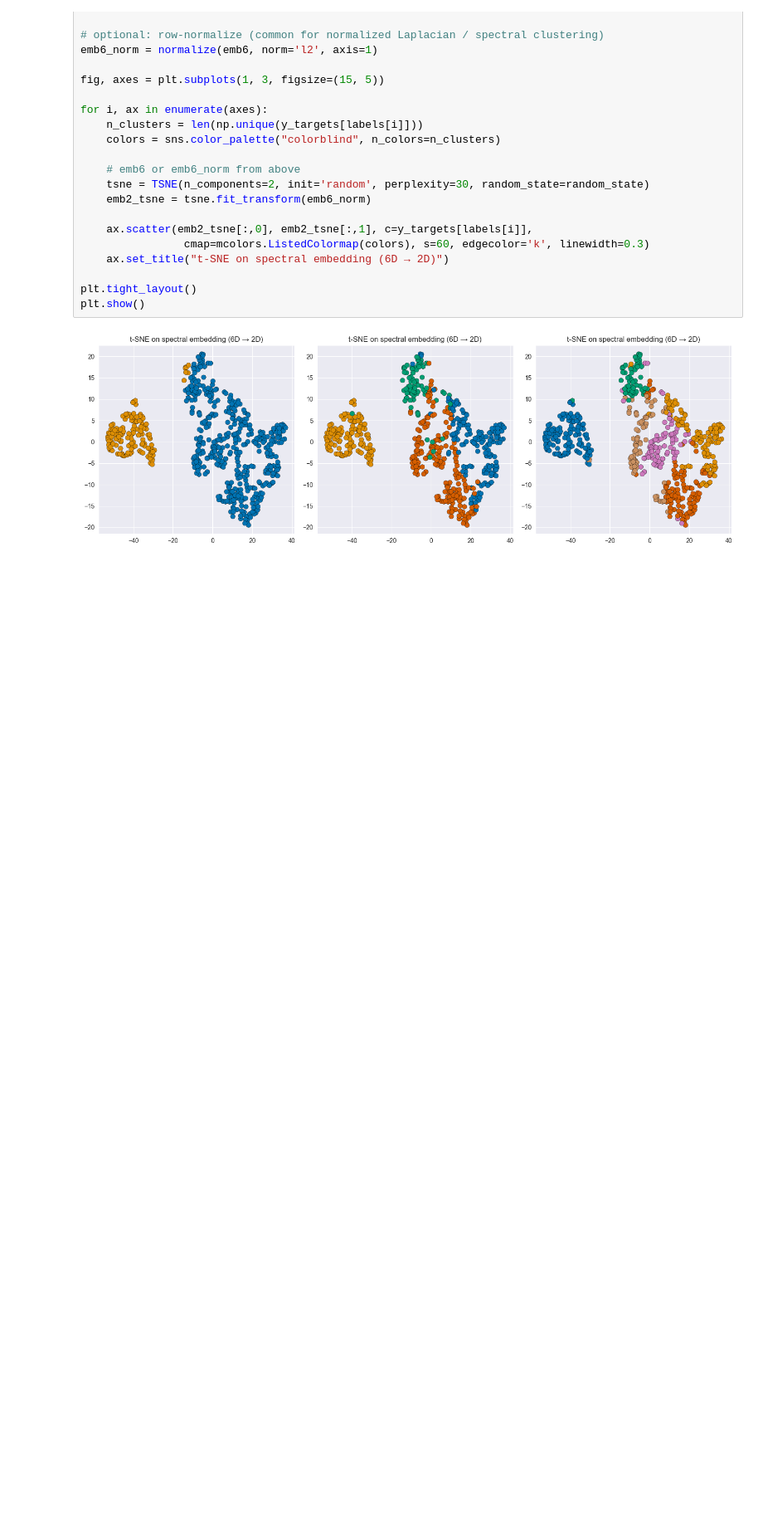
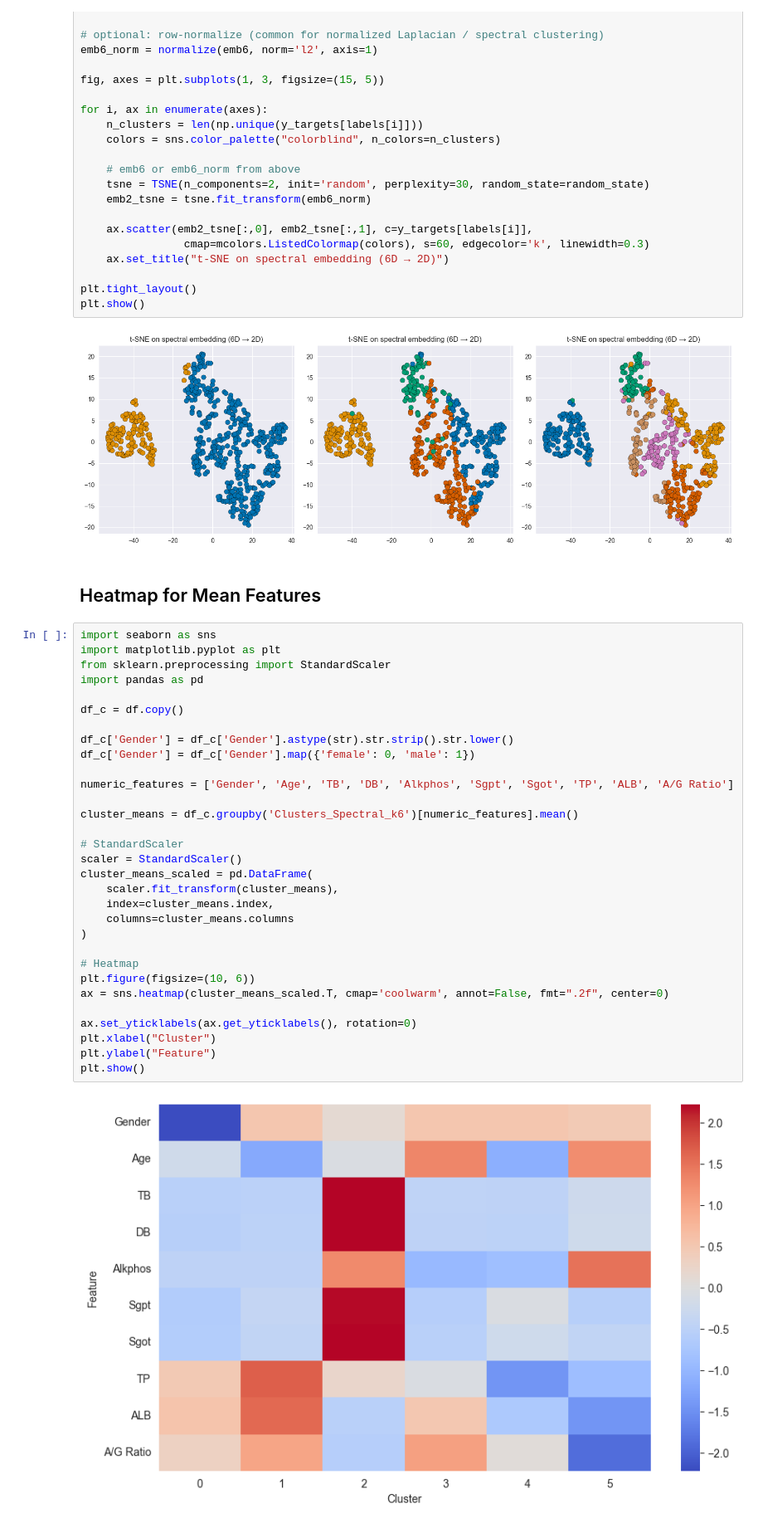
Before and after one commit to Filippo-Corti/ExplainableClustering, a Jupyter notebook: clusters_visualization.ipynb, the cells around one changed output. Shown: that part at 83% size. Drawn from its saved outputs; the diff is of its cells as text; blank space fills up the shorter version.

Commit message:
added heatmap mean visualization

```diff
--- a/clusters_visualization.ipynb
+++ b/clusters_visualization.ipynb
@@ -163,3 +163,38 @@ plt.tight_layout()
 plt.show()
 # %% [output]
 [figure]
+# %% [markdown]
+## Heatmap for Mean Features
+# %%
+import seaborn as sns
+import matplotlib.pyplot as plt
+from sklearn.preprocessing import StandardScaler
+import pandas as pd
+
+df_c = df.copy()
+
+df_c['Gender'] = df_c['Gender'].astype(str).str.strip().str.lower()
+df_c['Gender'] = df_c['Gender'].map({'female': 0, 'male': 1})
+
+numeric_features = ['Gender', 'Age', 'TB', 'DB', 'Alkphos', 'Sgpt', 'Sgot', 'TP', 'ALB', 'A/G Ratio']
+
+cluster_means = df_c.groupby('Clusters_Spectral_k6')[numeric_features].mean()
+
+# StandardScaler
+scaler = StandardScaler()
+cluster_means_scaled = pd.DataFrame(
+    scaler.fit_transform(cluster_means),
+    index=cluster_means.index,
+    columns=cluster_means.columns
+)
+
+# Heatmap
+plt.figure(figsize=(10, 6))
+ax = sns.heatmap(cluster_means_scaled.T, cmap='coolwarm', annot=False, fmt=".2f", center=0)
+
+ax.set_yticklabels(ax.get_yticklabels(), rotation=0)
+plt.xlabel("Cluster")
+plt.ylabel("Feature")
+plt.show()
+# %% [output]
+[figure, added]
```
Also changed, not shown: 1 other file.
